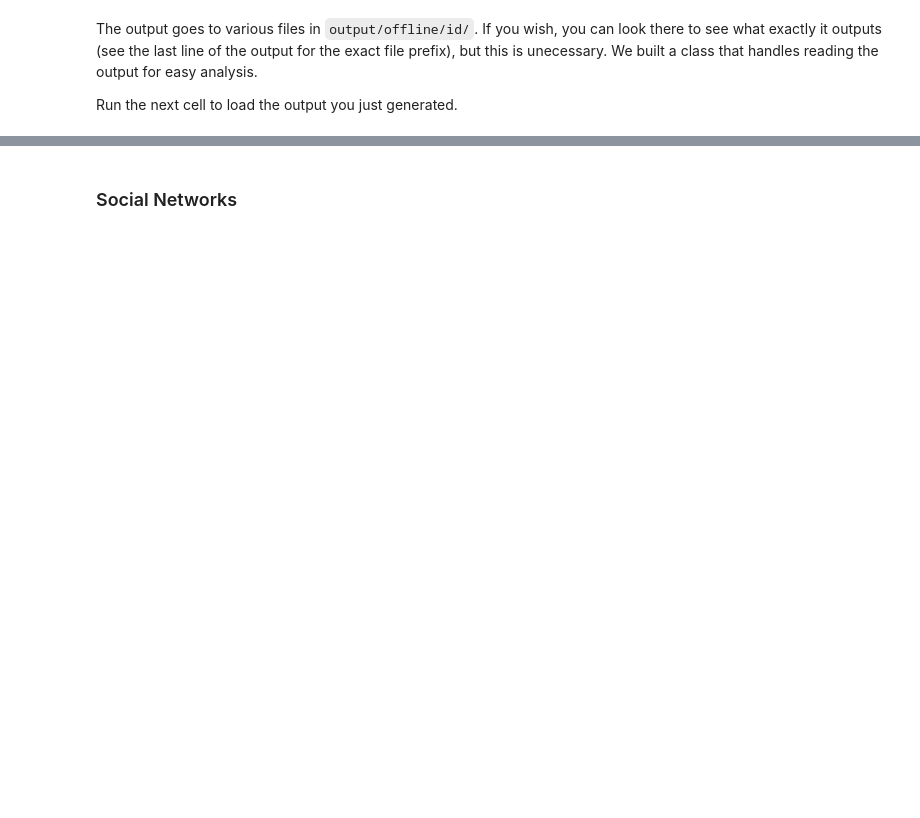
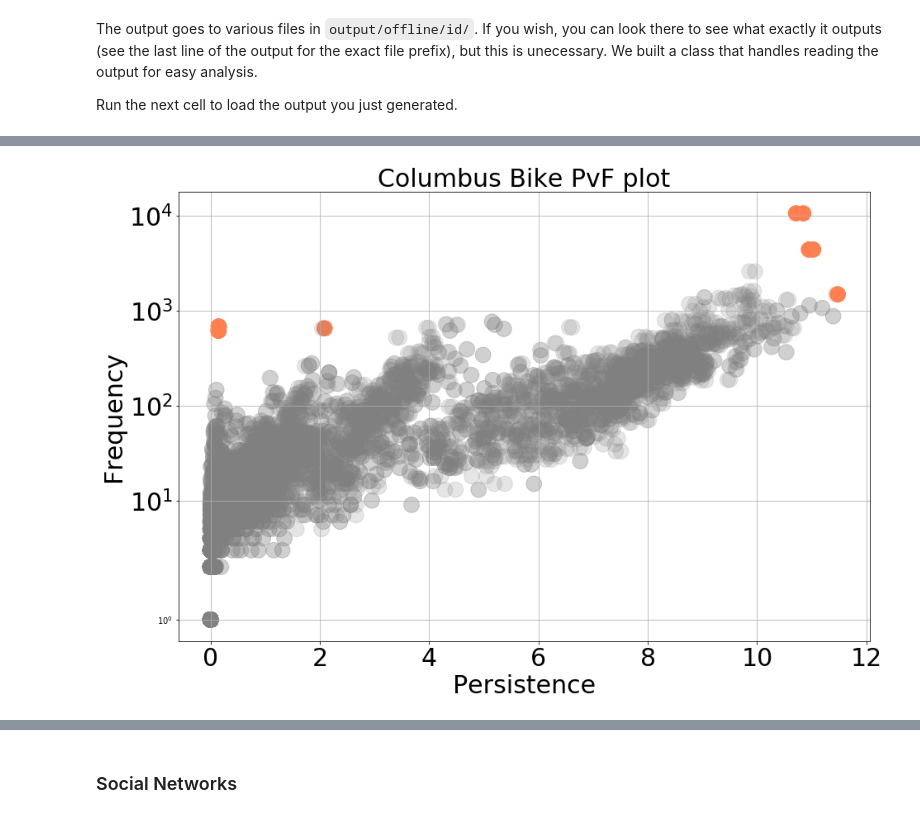
Before and after one commit to SSDS-Croatia/SSDS-2020, a Jupyter notebook: Day-4/Hands-on/persistence_evolving_networks/notebooks/Day-4-Persistence-Evolving-Networks.ipynb, the cells around one changed output, grey strips where cells are left out. Saved outputs shown, nothing was run; the diff lists cells and outputs as text; code cells hidden in the pictures; blank space fills up the shorter version.

```diff
--- a/Day-4/Hands-on/persistence_evolving_networks/notebooks/Day-4-Persistence-Evolving-Networks.ipynb
+++ b/Day-4/Hands-on/persistence_evolving_networks/notebooks/Day-4-Persistence-Evolving-Networks.ipynb
@@ -69,0 +118,54 @@ sorts of timelines each region corresponds to.
+# %%
+# X is an n x 2 matrix, where each row corresponds to a snippet, the 1st column is its persistence, and the 2nd its frequency
+X = list()
+id_to_snippet = dict()
+for i, snippet in enumerate(output_reader.patterns):
+    id_to_snippet[i] = snippet
+    P = output_reader.P(snippet)
+    F = output_reader.F(snippet, _log=True)
+    X.append((P, F))
+X = np.asarray(X)
+
+# c.f. https://scikit-learn.org/stable/modules/generated/sklearn.neighbors.KDTree.html
+# A KDTree is a data structure for efficient near-neighbor search.
+kdtree = KDTree(X)
+k = 10
+# The matrix D will be the distance from each point to its k-nearest-neighbors.
+# The function includes the point itself as a neighbor, so we use k + 1 and will skip the nearest neighbor (trivially the point itself)
+D, _ = kdtree.query(X, k=k + 1)
+# we now map each snippet to its anomaly score
+snippet_to_anom_score = dict()
+for i, d in enumerate(D):
+    # the anomaly score of each snippet is the average distance to its k nearest neighbors
+    snippet_to_anom_score[id_to_snippet[i]] = np.mean(d[1:])
+
+# we'll visualize the 10 most anomalous points in coral (orange)
+top_k = set(it[0] for it in sorted(snippet_to_anom_score.items(), reverse=True, key=lambda it: it[-1])[:10])
+
+# generate the points for Matplotlib
+P_scores = list()
+F_scores = list()
+colors = list()
+for snippet in output_reader.patterns:
+    P = output_reader.P(snippet)
+    F = output_reader.F(snippet)
+    P_scores.append(P)
+    F_scores.append(F)
+    if snippet in top_k:
+        colors.append('coral')
+    else:
+        colors.append((0.5019607843137255, 0.5019607843137255, 0.5019607843137255, 0.2)) # 0.2 alpha gray
+
+# generate the plot
+plotter.x_vs_y(x=P_scores,
+               y=F_scores,
+               title='Columbus Bike PvF plot',
+               yscale='symlog',
+               xlabel='Persistence',
+               ylabel='Frequency',
+               dpi=250,
+               size=350,
+               colors=colors,
+               transparent=True)
+# %% [output]
+[figure, added]
```
Also changed, not shown: parts of 35 cells of this notebook, 1 other file.
